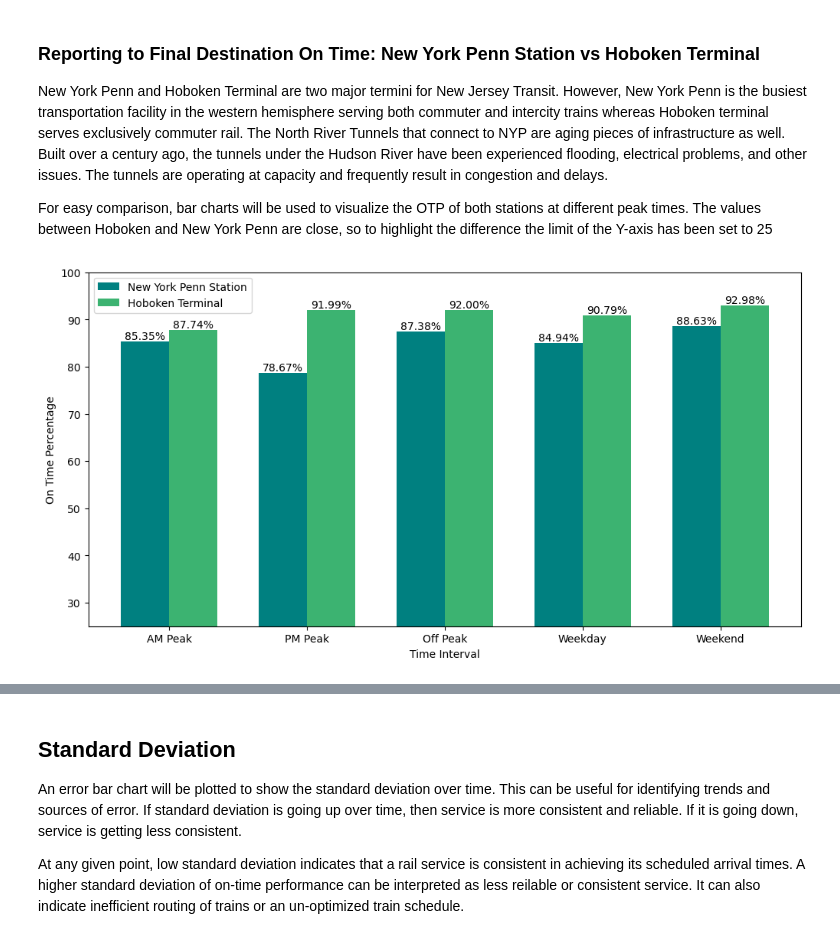
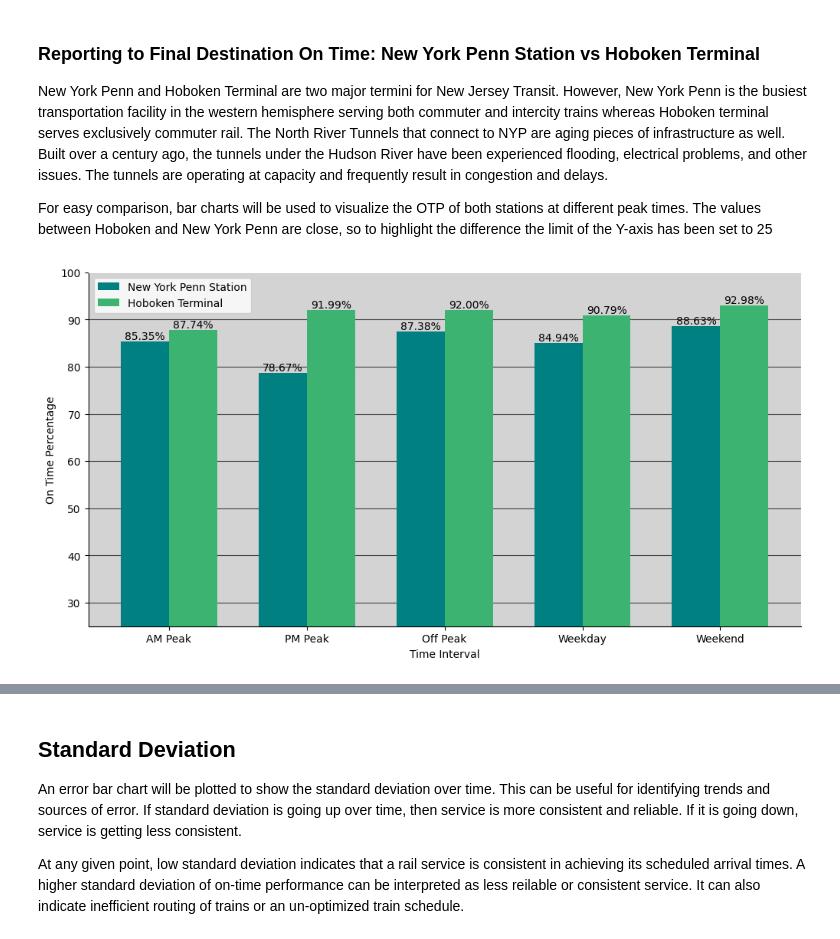
Before and after one commit to d0ugherty/On-Time-Performance-Stats, a Jupyter notebook: on_time_performance.ipynb, the cells around one changed output, grey strips where cells are left out. Drawn from its saved outputs; the diff is of its cells as text; code cells hidden in the pictures.

```diff
--- a/on_time_performance.ipynb
+++ b/on_time_performance.ipynb
@@ -93,27 +94,33 @@ For easy comparison, bar charts will be used to visualize the OTP of both statio
 # %%
 categories = ['AM Peak', 'PM Peak', 'Off Peak', 'Weekday', 'Weekend']
 
 nyp_otps = helper.otp_for_destination(all_services,'New York Penn Station')
 
 hob_otps = helper.otp_for_destination(all_services,'Hoboken')
 
 bar_width = 0.35
 index = np.arange(5)
 fig, ax = plt.subplots(figsize=(12,6))
-nyp = ax.bar(index,nyp_otps, bar_width, label='New York Penn Station', color='teal')
-hob = ax.bar(index+bar_width, hob_otps,bar_width, label='Hoboken Terminal', color='mediumseagreen')
+nyp = ax.bar(index,nyp_otps, bar_width, label='New York Penn Station', color='teal',zorder=3)
+hob = ax.bar(index+bar_width, hob_otps,bar_width, label='Hoboken Terminal', color='mediumseagreen',zorder=3)
 
 ax.set_ylabel('On Time Percentage')
 ax.set_ylim(25,100)
 ax.set_xlabel('Time Interval')
 ax.set_xticks(index+bar_width / 2)
 ax.set_xticklabels(categories)
+ax.set_facecolor('lightgray')
+ax.spines['top'].set_color('white')
+ax.spines['right'].set_color('white')
+
 ax.legend()
 
 for i, bar in enumerate(nyp + hob):
     height = bar.get_height()
     ax.text(bar.get_x() + bar.get_width()/2.0, height, f'{height:.2f}%', ha='center', va='bottom')
 
+ax.grid(axis='y', linestyle='-', alpha=0.7,color='black',zorder=1)
+
 plt.show()
 # %% [output]
-[figure, old version]
+[figure, new version]
```
Also changed, not shown: parts of 10 cells of this notebook.
